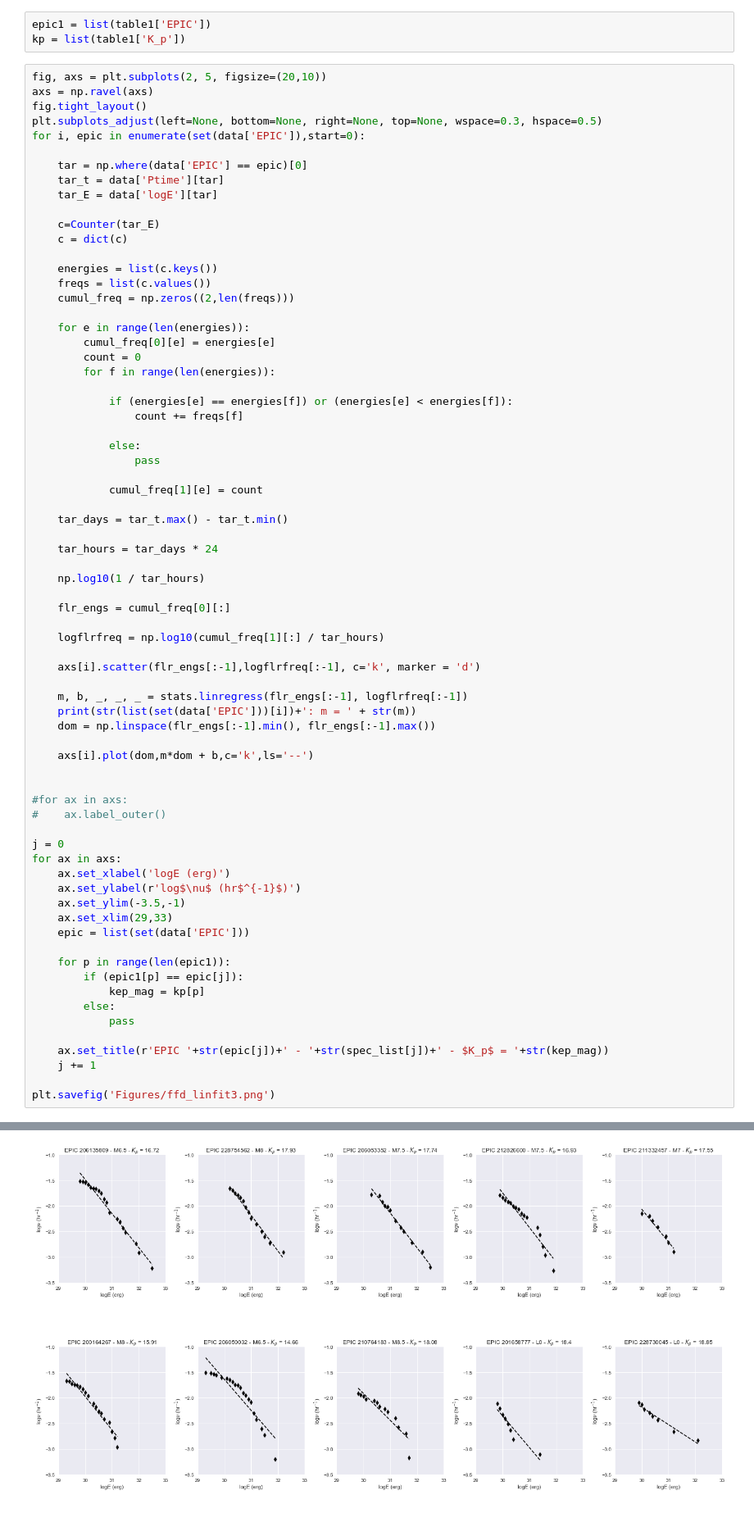
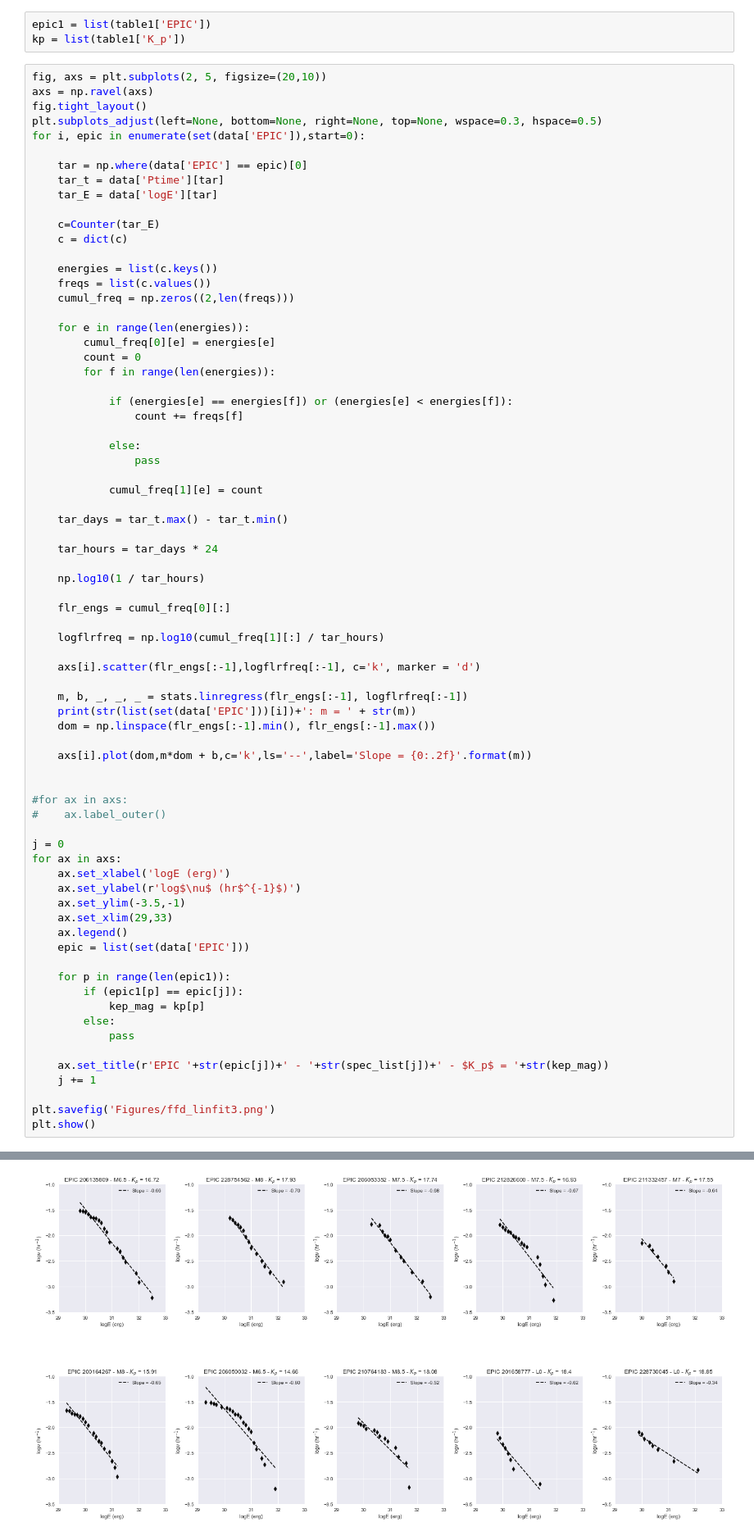
Before and after one commit to RileyWClarke/BiancoGroup, a Jupyter notebook: BiancoSummer2019.ipynb, the cells around one changed output, grey strips where cells are left out. Shown at 82% size. Cells and saved outputs as stored; diff of their text form.

```diff
--- a/BiancoSummer2019.ipynb
+++ b/BiancoSummer2019.ipynb
@@ -829,7 +829,7 @@ for i, epic in enumerate(set(data['EPIC']),start=0):
     print(str(list(set(data['EPIC']))[i])+': m = ' + str(m))
     dom = np.linspace(flr_engs[:-1].min(), flr_engs[:-1].max())
 
-    axs[i].plot(dom,m*dom + b,c='k',ls='--')
+    axs[i].plot(dom,m*dom + b,c='k',ls='--',label='Slope = {0:.2f}'.format(m))
 
 
 #for ax in axs:
@@ -837,31 +837,33 @@ for i, epic in enumerate(set(data['EPIC']),start=0):
 
 j = 0
 for ax in axs:
     ax.set_xlabel('logE (erg)')
     ax.set_ylabel(r'log$\nu$ (hr$^{-1}$)')
     ax.set_ylim(-3.5,-1)
     ax.set_xlim(29,33)
+    ax.legend()
     epic = list(set(data['EPIC']))
 
     for p in range(len(epic1)):
         if (epic1[p] == epic[j]):
             kep_mag = kp[p]
         else:
             pass
 
     ax.set_title(r'EPIC '+str(epic[j])+' - '+str(spec_list[j])+' - $K_p$ = '+str(kep_mag))
     j += 1
 
 plt.savefig('Figures/ffd_linfit3.png')
+plt.show()
 # %% [output]
 206135809: m = -0.6641366410450279
 228754562: m = -0.6980839450105948
 206053352: m = -0.6785414058617268
 212826600: m = -0.6749947485863086
 211332457: m = -0.6389233440613389
 200164267: m = -0.650413214516844
 206050032: m = -0.6046830914754634
 210764183: m = -0.5237347230450351
 201658777: m = -0.6175195606067394
 228730045: m = -0.33917612996825874
-[figure, old version]
+[figure, new version]
```
